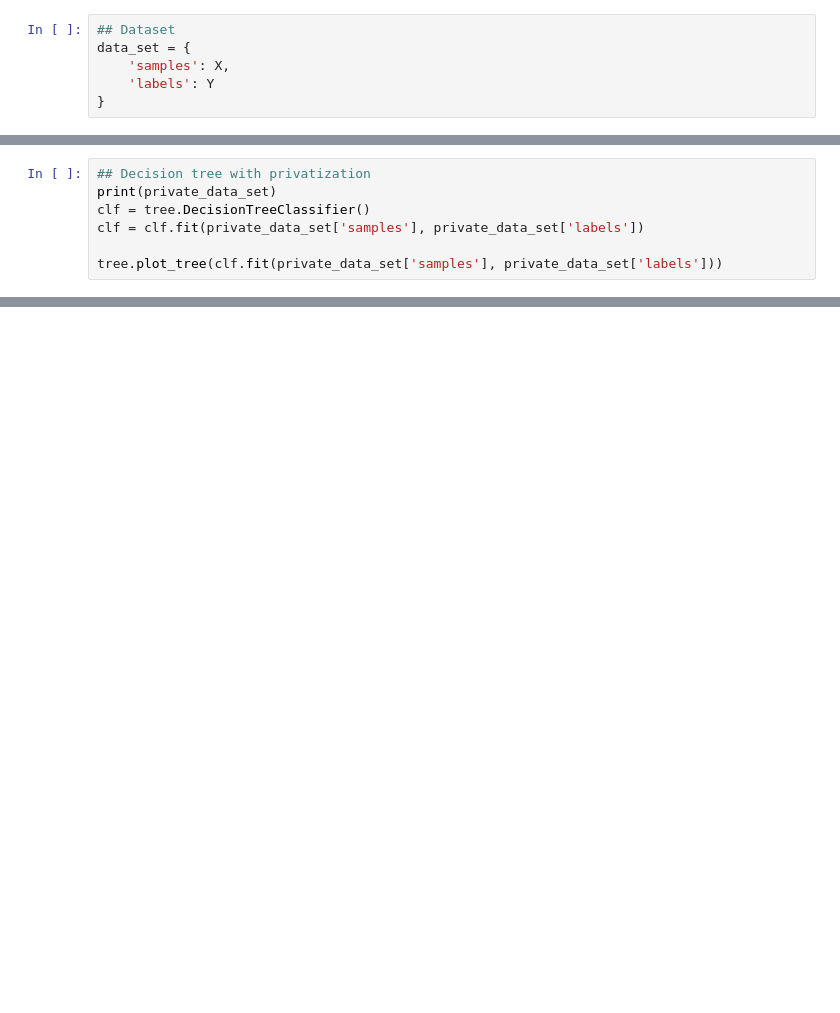
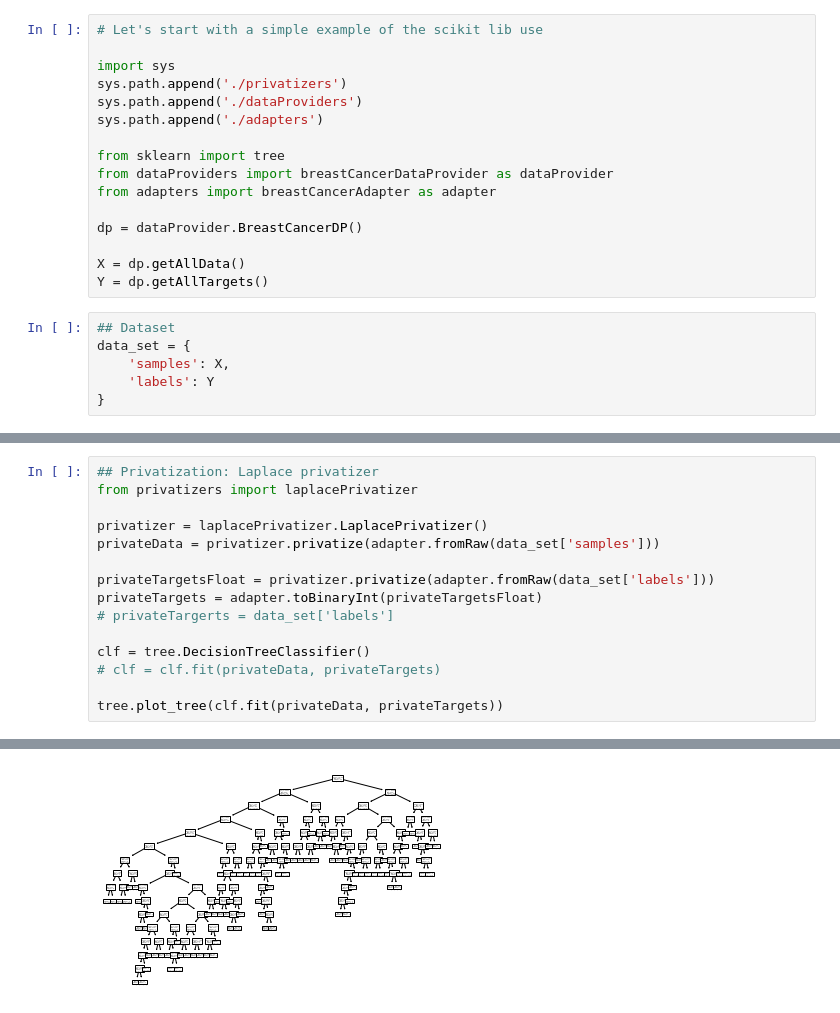
Before and after one commit to dhasuda/tg-differential-privacy, a Jupyter notebook: code/src/code/Decision tree.ipynb, the cells around one changed output, grey strips where cells are left out. Drawn from its saved outputs; the diff is of its cells as text; blank space fills up the shorter version.

Commit message:
Ading adapter to notbook

```diff
--- a/code/src/code/Decision tree.ipynb
+++ b/code/src/code/Decision tree.ipynb
@@ -22,3 +1,19 @@ tree.plot_tree(clf.fit(X, Y))
+# %%
+# Let's start with a simple example of the scikit lib use
+
+import sys
+sys.path.append('./privatizers')
+sys.path.append('./dataProviders')
+sys.path.append('./adapters')
+
+from sklearn import tree
+from dataProviders import breastCancerDataProvider as dataProvider
+from adapters import breastCancerAdapter as adapter
+
+dp = dataProvider.BreastCancerDP()
+
+X = dp.getAllData()
+Y = dp.getAllTargets()
 # %%
 ## Dataset
 data_set = {
@@ -70,7 +80,16 @@ ModuleNotFoundError: No module named 'abstractPrivatizer'
-# %%
-## Decision tree with privatization
-print(private_data_set)
-clf = tree.DecisionTreeClassifier()
-clf = clf.fit(private_data_set['samples'], private_data_set['labels'])
-
-tree.plot_tree(clf.fit(private_data_set['samples'], private_data_set['labels']))
+# %%
+## Privatization: Laplace privatizer
+from privatizers import laplacePrivatizer
+
+privatizer = laplacePrivatizer.LaplacePrivatizer()
+privateData = privatizer.privatize(adapter.fromRaw(data_set['samples']))
+
+privateTargetsFloat = privatizer.privatize(adapter.fromRaw(data_set['labels']))
+privateTargets = adapter.toBinaryInt(privateTargetsFloat)
+# privateTargerts = data_set['labels']
+
+clf = tree.DecisionTreeClassifier()
+# clf = clf.fit(privateData, privateTargets)
+
+tree.plot_tree(clf.fit(privateData, privateTargets))
+# %% [output]
@@ -76,0 +113 @@ tree.plot_tree(clf.fit(private_data_set['samples'], private_data_set['labels']))
+[figure, added]
```
Also changed, not shown: parts of 4 cells of this notebook, 3 other files.
